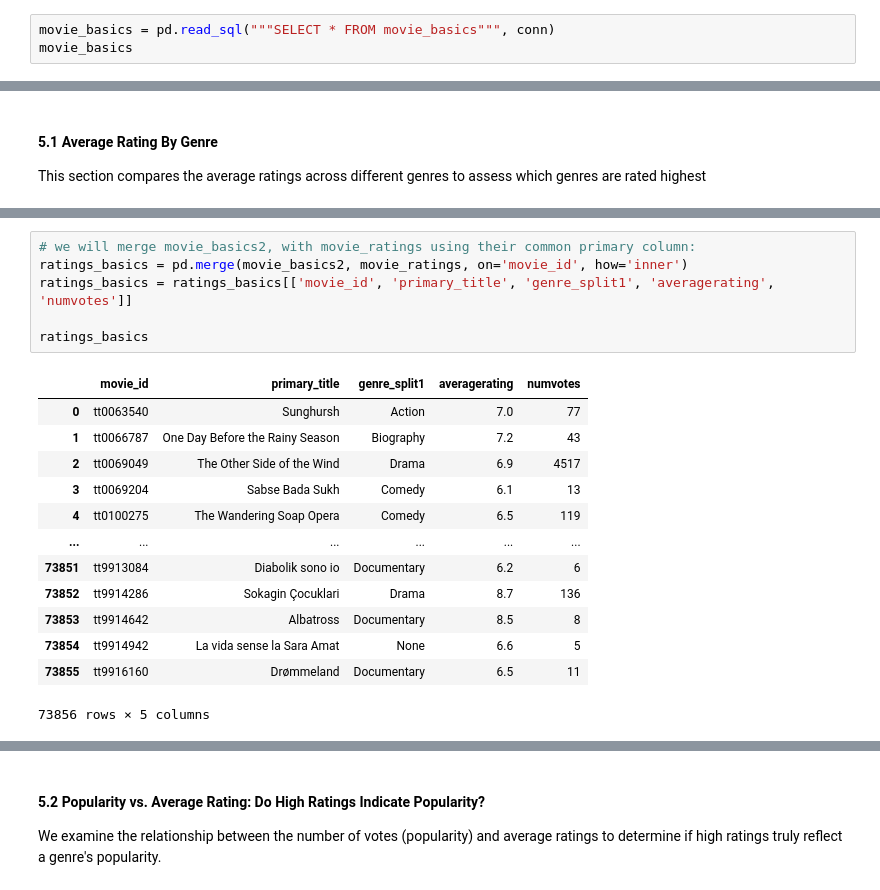
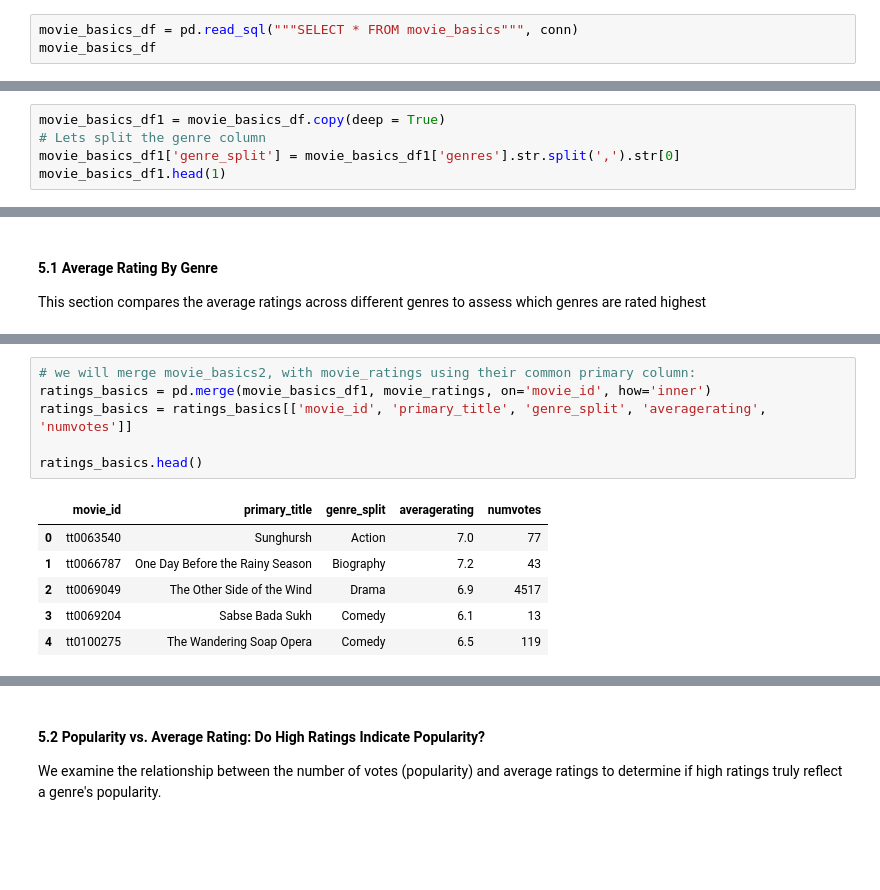
Before and after one commit to mikabenson/PHASE2_PROJECT-inferential-statistics-, a Jupyter notebook: notebooks/Filda.ipynb, the cells around one changed output, grey strips where cells are left out. Cells and saved outputs as stored; diff of their text form; blank space fills up the shorter version.

```diff
--- a/notebooks/Filda.ipynb
+++ b/notebooks/Filda.ipynb
@@ -73,8 +75,8 @@ movie_ratings
 | 73855 | tt9894098 | 6.3 | 128 |
 73856 rows × 3 columns
 # %%
-movie_basics = pd.read_sql("""SELECT * FROM movie_basics""", conn)
-movie_basics
+movie_basics_df = pd.read_sql("""SELECT * FROM movie_basics""", conn)
+movie_basics_df
 # %% [output]
 |  | movie_id | primary_title | original_title | start_year | runtime_minutes | genres |
 | 0 | tt0063540 | Sunghursh | Sunghursh | 2013 | 175.0 | Action,Crime,Drama |
@@ -135,0 +138,5 @@ mdb_movies = clean(mdb_movies)
+# %%
+movie_basics_df1 = movie_basics_df.copy(deep = True)
+# Lets split the genre column
+movie_basics_df1['genre_split'] = movie_basics_df1['genres'].str.split(',').str[0]
+movie_basics_df1.head(1)
@@ -158,22 +152,15 @@ movie_basics2.head()
 # %%
 # we will merge movie_basics2, with movie_ratings using their common primary column:
-ratings_basics = pd.merge(movie_basics2, movie_ratings, on='movie_id', how='inner')
-ratings_basics = ratings_basics[['movie_id', 'primary_title', 'genre_split1', 'averagerating', 'numvotes']]
+ratings_basics = pd.merge(movie_basics_df1, movie_ratings, on='movie_id', how='inner')
+ratings_basics = ratings_basics[['movie_id', 'primary_title', 'genre_split', 'averagerating', 'numvotes']]
 
-ratings_basics
+ratings_basics.head()
 # %% [output]
-|  | movie_id | primary_title | genre_split1 | averagerating | numvotes |
+|  | movie_id | primary_title | genre_split | averagerating | numvotes |
 | 0 | tt0063540 | Sunghursh | Action | 7.0 | 77 |
 | 1 | tt0066787 | One Day Before the Rainy Season | Biography | 7.2 | 43 |
 | 2 | tt0069049 | The Other Side of the Wind | Drama | 6.9 | 4517 |
 | 3 | tt0069204 | Sabse Bada Sukh | Comedy | 6.1 | 13 |
 | 4 | tt0100275 | The Wandering Soap Opera | Comedy | 6.5 | 119 |
-| ... | ... | ... | ... | ... | ... |
-| 73851 | tt9913084 | Diabolik sono io | Documentary | 6.2 | 6 |
-| 73852 | tt9914286 | Sokagin Çocuklari | Drama | 8.7 | 136 |
-| 73853 | tt9914642 | Albatross | Documentary | 8.5 | 8 |
-| 73854 | tt9914942 | La vida sense la Sara Amat | None | 6.6 | 5 |
-| 73855 | tt9916160 | Drømmeland | Documentary | 6.5 | 11 |
-73856 rows × 5 columns
 # %%
 # Group by genre to calculate the mean rating and total number of votes
```
Also changed, not shown: parts of 18 cells of this notebook, 1 other file.
